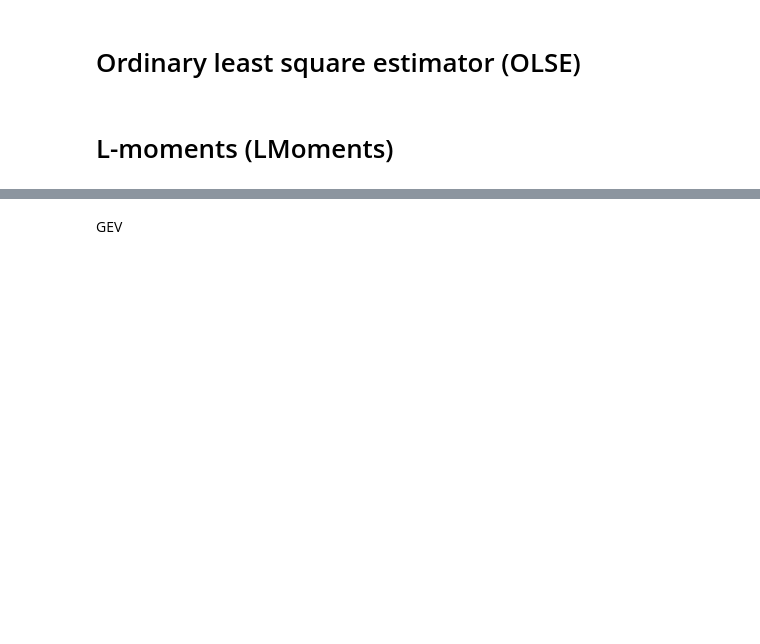
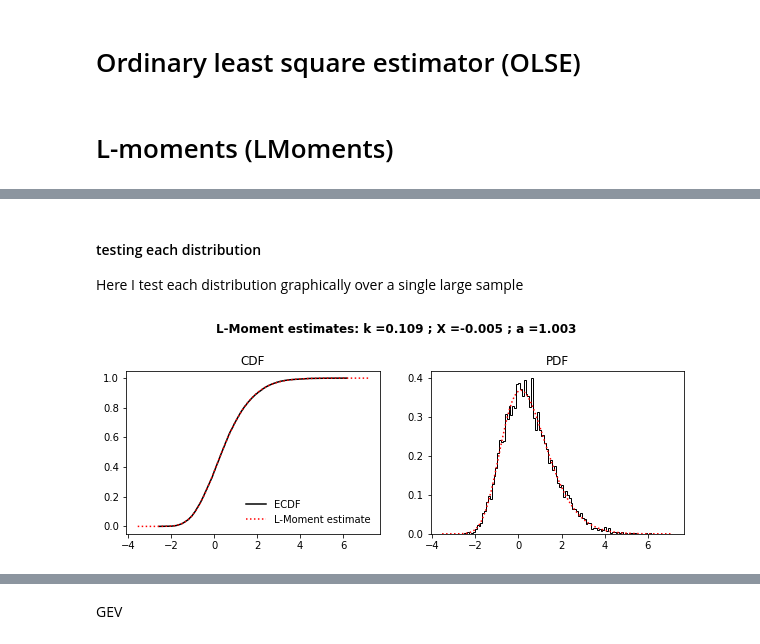
Before and after one commit to njleach/mystatsfunctions, a Jupyter notebook: example-nb.ipynb, the cells around one changed output, grey strips where cells are left out. Drawn from its saved outputs; the diff is of its cells as text; code cells hidden in the pictures; blank space fills up the shorter version.

```diff
--- a/example-nb.ipynb
+++ b/example-nb.ipynb
@@ -14,0 +131,45 @@ import seaborn as sn
+# %% [markdown]
+#### testing each distribution
+Here I test each distribution graphically over a single large sample
+# %%
+def testplot(scipy_distribution,lmom_equivalent):
+    sample = scipy_distribution.rvs(10000)
+    # presort for ease
+    sample = np.sort(sample)
+
+    lmom = lmom_equivalent()
+    lmom.fit(sample)
+
+    fig,ax = plt.subplots(1,2,figsize=(10,3))
+
+    ax[0].plot(sample,np.arange(1,sample.size+1)/sample.size,'k',label='ECDF')
+    ax[1].hist(sample,density=True,histtype='step',lw=1,color='k',bins=100)
+
+    xrange=np.linspace(sample.min()-1,sample.max()+1,100)
+
+    ax[0].plot(xrange,lmom.cdf(xrange),'r:',label='L-Moment estimate')
+    ax[1].plot(xrange,lmom.pdf(xrange),'r:')
+
+    ax[0].set_title('CDF')
+    ax[1].set_title('PDF')
+
+    ax[0].legend(frameon=False)
+
+    if lmom_equivalent==LMoments.norm:
+        fig.suptitle('L-Moment estimates: X ='+str(round(lmom.X,3))+
+                     ' ; a ='+str(round(lmom.a,3)),y=1.1,fontweight='bold')
+
+    elif lmom_equivalent==LMoments.gam:
+        print(type(lmom.B))
+        fig.suptitle('L-Moment estimates: a ='+str(round(lmom.a,3))+
+                     ' ; B ='+str(round(lmom.B,3)),y=1.1,fontweight='bold')
+
+    else:
+        fig.suptitle('L-Moment estimates: k ='+str(round(lmom.k,3))+
+                     ' ; X ='+str(round(lmom.X,3))+
+                     ' ; a ='+str(round(lmom.a,3)),y=1.1,fontweight='bold')
+# %%
+## positive GEV shape
+testplot(sp.stats.genextreme(0.1,0,1),LMoments.gev)
+# %% [output]
+[figure, added]
```
Also changed, not shown: parts of 37 cells of this notebook, 1 other file.
